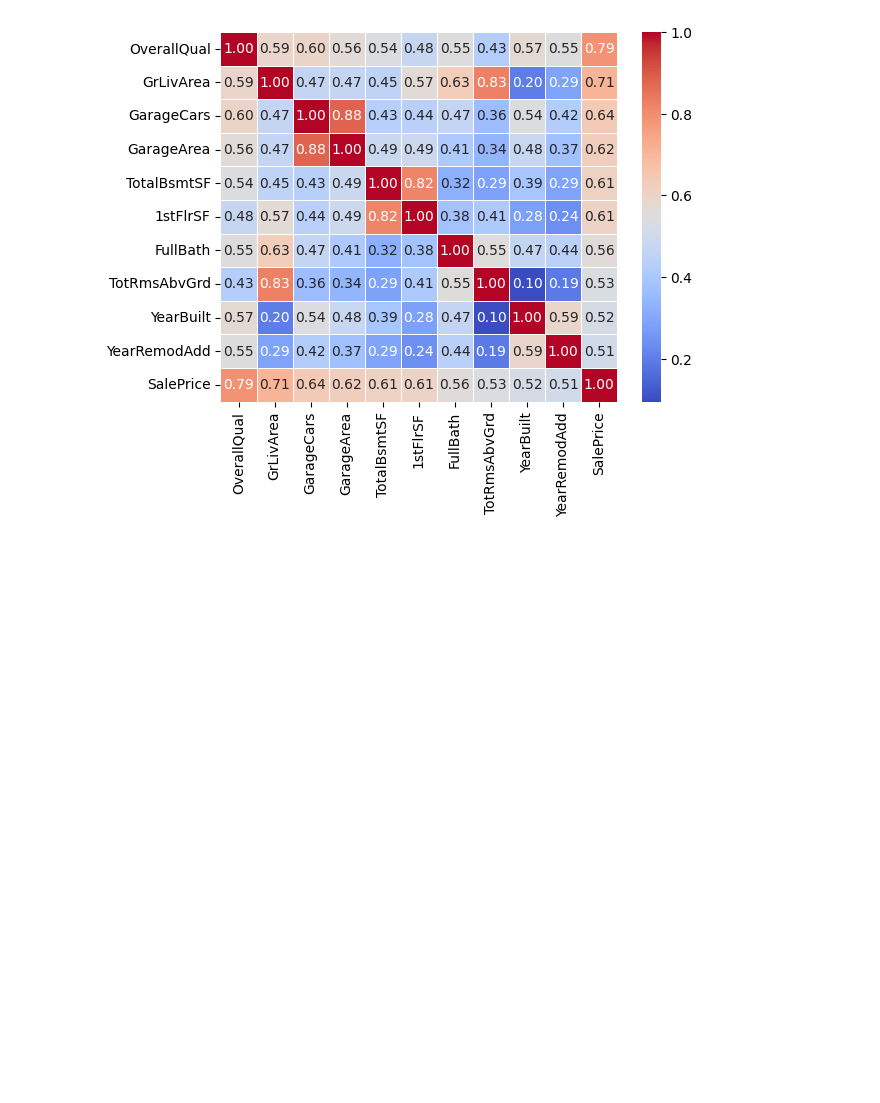
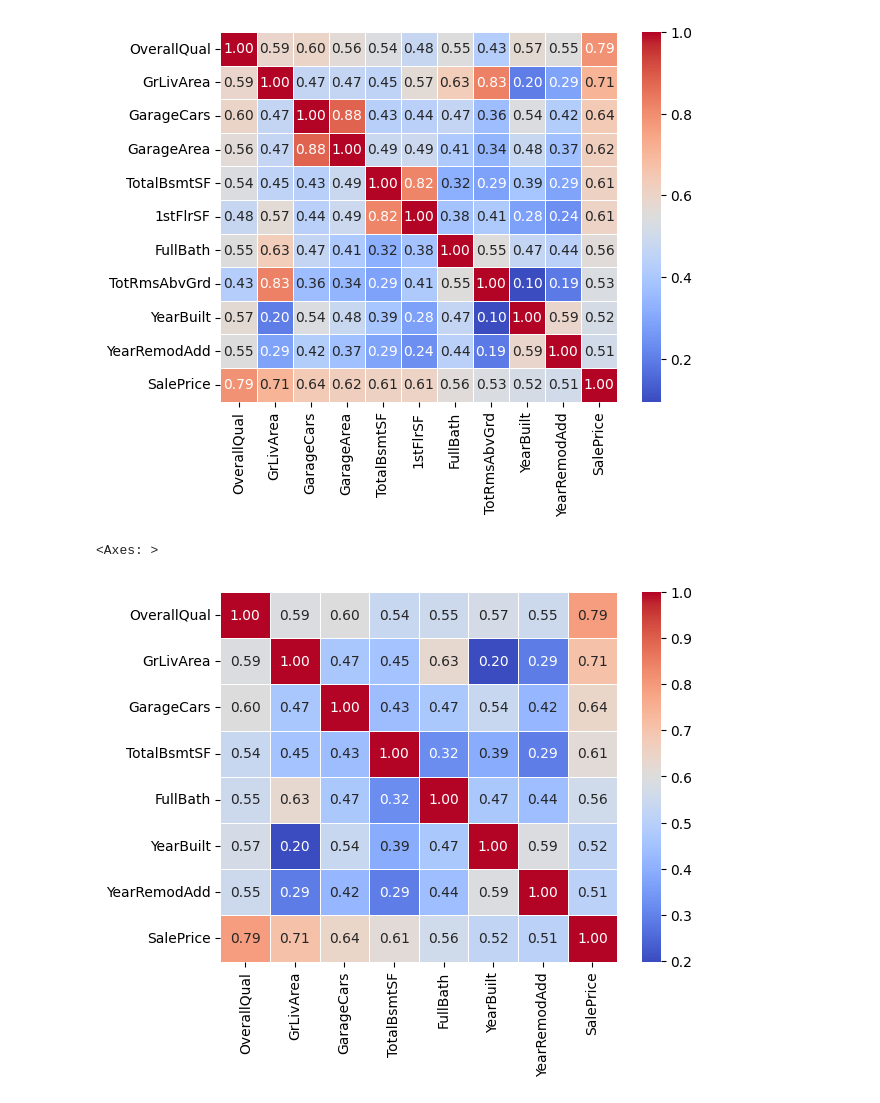
Before and after one commit to faberrocalv/curso-machine-learning-udem, a Jupyter notebook: talleres/regresion_lineal.ipynb, the cells around one changed output. Saved outputs shown, nothing was run; the diff lists cells and outputs as text; code cells hidden in the pictures; blank space fills up the shorter version.

Commit message:
Entrenamiento inicial

```diff
--- a/talleres/regresion_lineal.ipynb
+++ b/talleres/regresion_lineal.ipynb
@@ -411,3 +421,16 @@ sns.heatmap(data_train.corr(method='pearson', numeric_only=True), annot=True, fm
 # %% [output]
 <Axes: >
 [figure]
+# %%
+# Se observa presencia de multicoolinealidad entre las variables numericas predictoras
+# En cada pareja donde la correlacion es mayor a 0.7, se considera multicollinealidad
+
+# Se elimina, de cada par, la que menor correlacion tiene con SalePrice
+variables_numericas_eliminar = ['GarageArea', 'TotRmsAbvGrd', '1stFlrSF']
+data_train = data_train.drop(columns=variables_numericas_eliminar)
+# %%
+# Se observa que las correlaciones entre las variables numericas restantes son menores a 0.7
+sns.heatmap(data_train.corr(method='pearson', numeric_only=True), annot=True, fmt='.2f', cmap='coolwarm', linewidth=.5)
+# %% [output]
+<Axes: >
+[figure, added]
```
Also changed, not shown: parts of 56 cells of this notebook.
